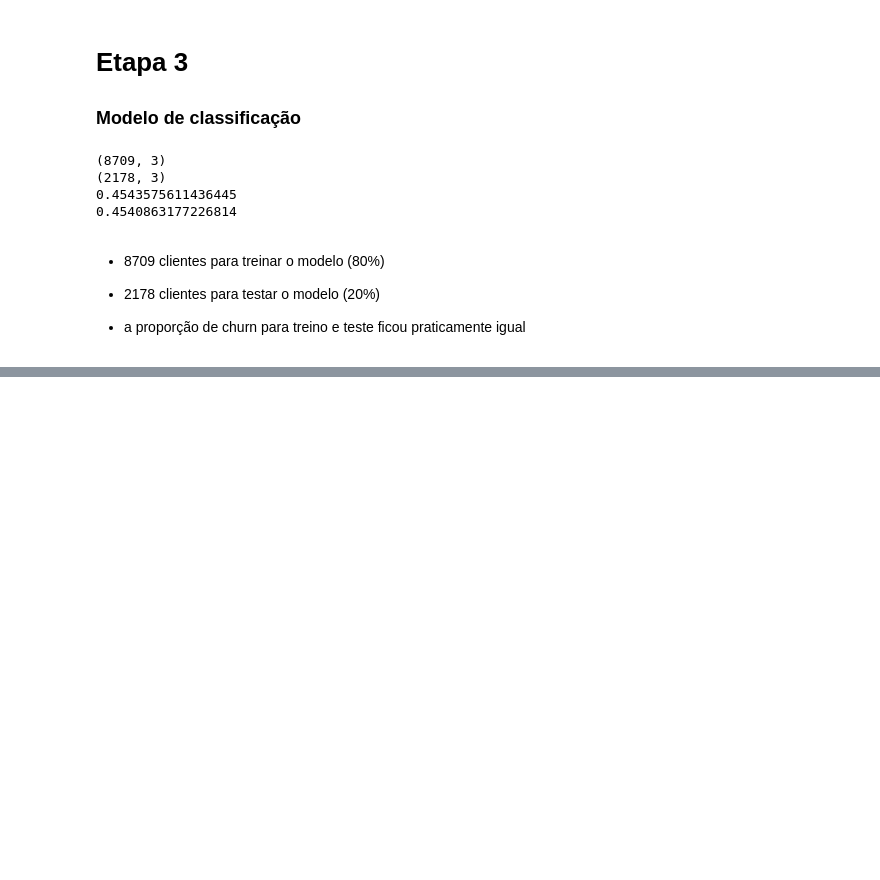
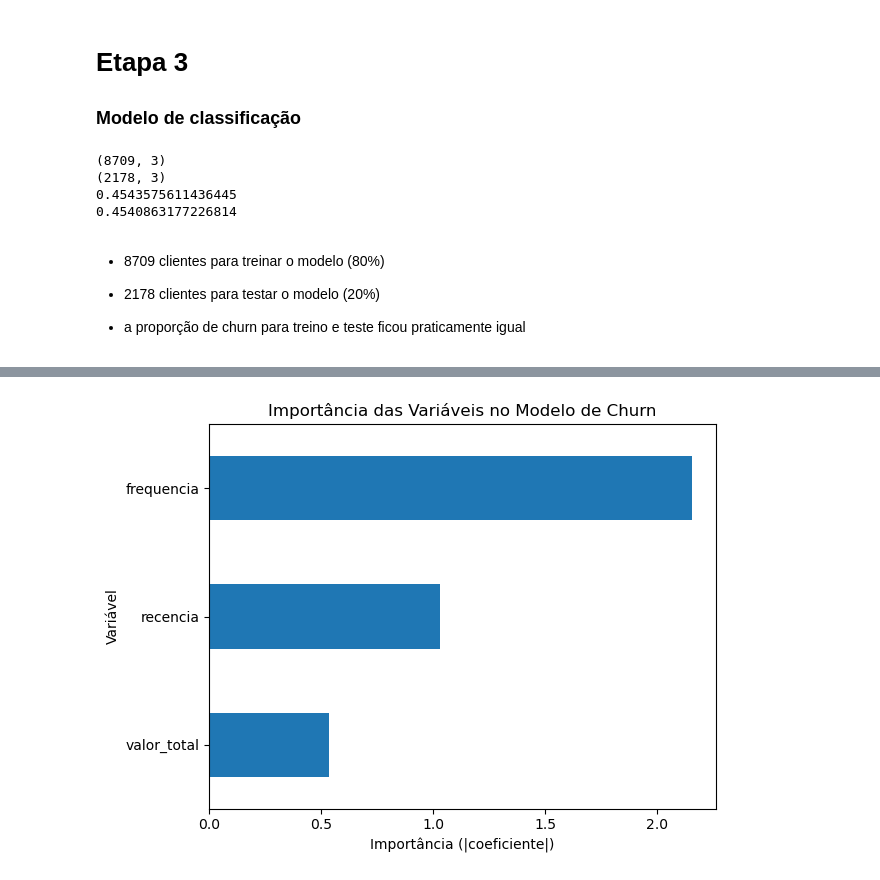
Before and after one commit to FelipeC-astro/TESTE_TECNICO_ANALISTA_PLENO, a Jupyter notebook: teste_tecnico.ipynb, the cells around one changed output, grey strips where cells are left out. Cells and saved outputs as stored; diff of their text form; code cells hidden in the pictures; blank space fills up the shorter version.

```diff
--- a/teste_tecnico.ipynb
+++ b/teste_tecnico.ipynb
@@ -1249,0 +1117,11 @@ df_resultado.to_csv(r'dados\resultado_churn_modelo.csv', index=False)
+# %%
+# agora será treinada a regressão logística
+
+from sklearn.linear_model import LogisticRegression
+
+modelo = LogisticRegression(
+    random_state=42,
+    max_iter=1000
+)
+
+modelo.fit(X_train_scaled, y_train)
@@ -1249,0 +1171,15 @@ df_resultado.to_csv(r'dados\resultado_churn_modelo.csv', index=False)
+# %%
+# se o coeficiente for positivo, a probabilidade de churn é maior
+# se o coeficiente for negativo, a probabilidade de churn é menor
+
+coeficientes = pd.DataFrame({
+    "variavel": X.columns,
+    "coeficiente": modelo.coef_[0]
+})
+
+coeficientes["coef_abs"] = coeficientes["coeficiente"].abs()
+
+coeficientes.sort_values(
+    "coef_abs",
+    ascending=False
+)
@@ -1249,0 +1199,15 @@ df_resultado.to_csv(r'dados\resultado_churn_modelo.csv', index=False)
+# %%
+coeficientes.sort_values("coef_abs").plot(
+    x="variavel",
+    y="coef_abs",
+    kind="barh",
+    legend=False
+)
+
+plt.xlabel("Importância (|coeficiente|)")
+plt.ylabel("Variável")
+plt.title("Importância das Variáveis no Modelo de Churn")
+plt.tight_layout()
+plt.show()
+# %% [output]
+[figure, added]
```
Also changed, not shown: parts of 42 cells of this notebook, 1 other file.
